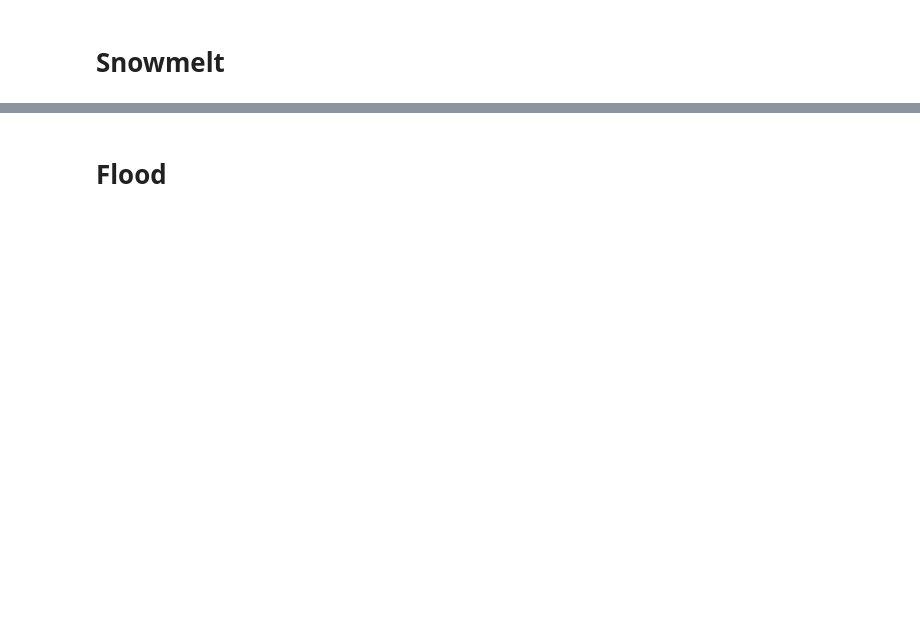
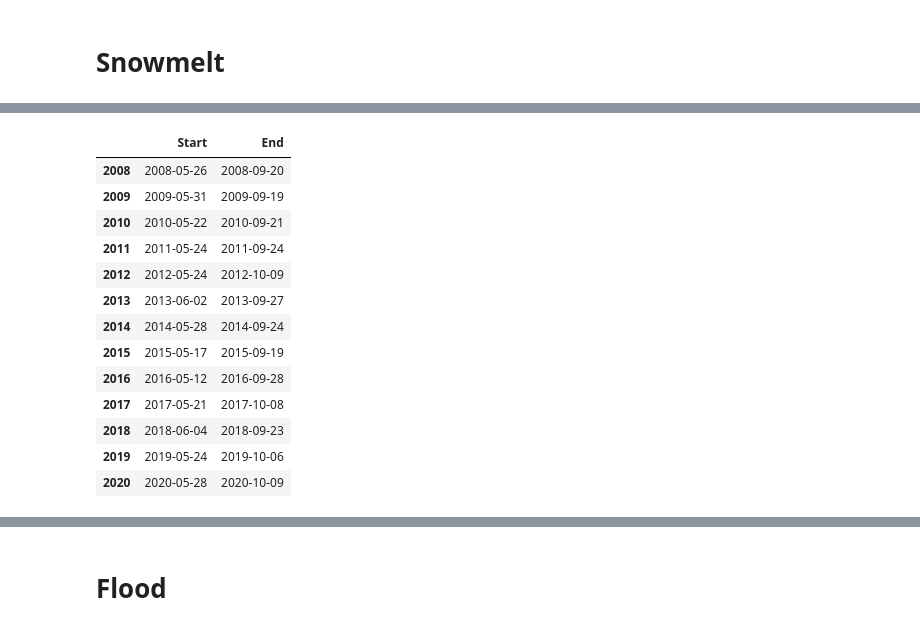
Before and after one commit to June-Skeeter/FishIsland_Flux_Analysis, a Jupyter notebook: FluxProcessing/FishIsland_AWS_Temporal_Upscale.ipynb, the cells around one changed output, grey strips where cells are left out. Cells and saved outputs as stored; diff of their text form; code cells hidden in the pictures; blank space fills up the shorter version.

```diff
--- a/FluxProcessing/FishIsland_AWS_Temporal_Upscale.ipynb
+++ b/FluxProcessing/FishIsland_AWS_Temporal_Upscale.ipynb
@@ -929,0 +863,62 @@ dtype: object
+# %%
+# Daily['Snow_Season1'] = 'Winter'
+# Daily['Snow_Season2'] = 'Winter'
+
+
+Classes = {'Snow Pack':100,
+#           'Significant':97.5,#71267,
+          'Significant':50,
+          'Patchy':25,
+          'Snow Free':5}
+
+Values = {'Snow Pack':1/5,
+#           'Significant':1/5,
+          'Significant':3/5,
+          'Patchy':4/5,
+          'Snow Free':5/5}
+
+
+Thresh = .5
+
+Daily['Warm']=0
+Data['Warm']=0
+for c,v in Classes.items():
+    Daily.loc[Daily['snow_cover']<=v,'Snow_Class']=c
+    Daily.loc[((Daily['snow_cover']<=v)&(Daily['Air_Temp']>Thresh)),'Warm']=Values[c]/5
+    Data.loc[Data['snow_cover']<=v,'Snow_Class']=c
+    Data.loc[((Data['snow_cover']<=v)&(Data['Air_Temp']>Thresh)),'Warm']=Values[c]/5
+
+# print(Daily.loc[Daily['Warm']!=Daily['Warm2'],['snow_cover','Air_Temp','Warm','Warm2']])
+FDF = pd.DataFrame(data={})
+FDF['Start'] = Daily.loc[Daily['Snow_Class']=='Snow Free'].resample('Y').first()['Date']
+FDF['Start_NDSI'] = Daily.loc[Daily['NDSI_FI_LCP']<=0].resample('Y').first()['Date']
+FDF['Start_doy'] = Daily.loc[Daily['Snow_Class']=='Snow Free'].resample('Y').first()['DOY']
+FDF['Start_NDSI_doy'] = Daily.loc[Daily['NDSI_FI_LCP']<=0].resample('Y').first()['DOY']
+FDF['End'] = Daily.loc[Daily['Snow_Class']=='Snow Free'].resample('Y').last()['Date']
+
+FDF.index=FDF.index.year
+
+Exp = 1/2
+for y in range(2009,2021):
+    Year = Daily.loc[Daily.index.year==y].copy()
+    Year['Season_Sum'] = (Year['Warm']).cumsum()
+    Daily.loc[Daily.index.year==y,'Season_Sum']=Year['Season_Sum']*1
+    Daily.loc[Daily.index.year==y,'Season_Root']=Year['Season_Sum']**Exp
+    FDF.loc[FDF.index==y,'Season_Sum']=Year['Season_Sum'].max()
+    FDF.loc[FDF.index==y,'Season_Root']=Year['Season_Sum'].max()**Exp
+FDF[['Start','End']]
+# %% [output]
+|  | Start | End |
+| 2008 | 2008-05-26 | 2008-09-20 |
+| 2009 | 2009-05-31 | 2009-09-19 |
+| 2010 | 2010-05-22 | 2010-09-21 |
+| 2011 | 2011-05-24 | 2011-09-24 |
+| 2012 | 2012-05-24 | 2012-10-09 |
+| 2013 | 2013-06-02 | 2013-09-27 |
+| 2014 | 2014-05-28 | 2014-09-24 |
+| 2015 | 2015-05-17 | 2015-09-19 |
+| 2016 | 2016-05-12 | 2016-09-28 |
+| 2017 | 2017-05-21 | 2017-10-08 |
+| 2018 | 2018-06-04 | 2018-09-23 |
+| 2019 | 2019-05-24 | 2019-10-06 |
+| 2020 | 2020-05-28 | 2020-10-09 |
```
Also changed, not shown: parts of 32 cells of this notebook, 44 other files.
